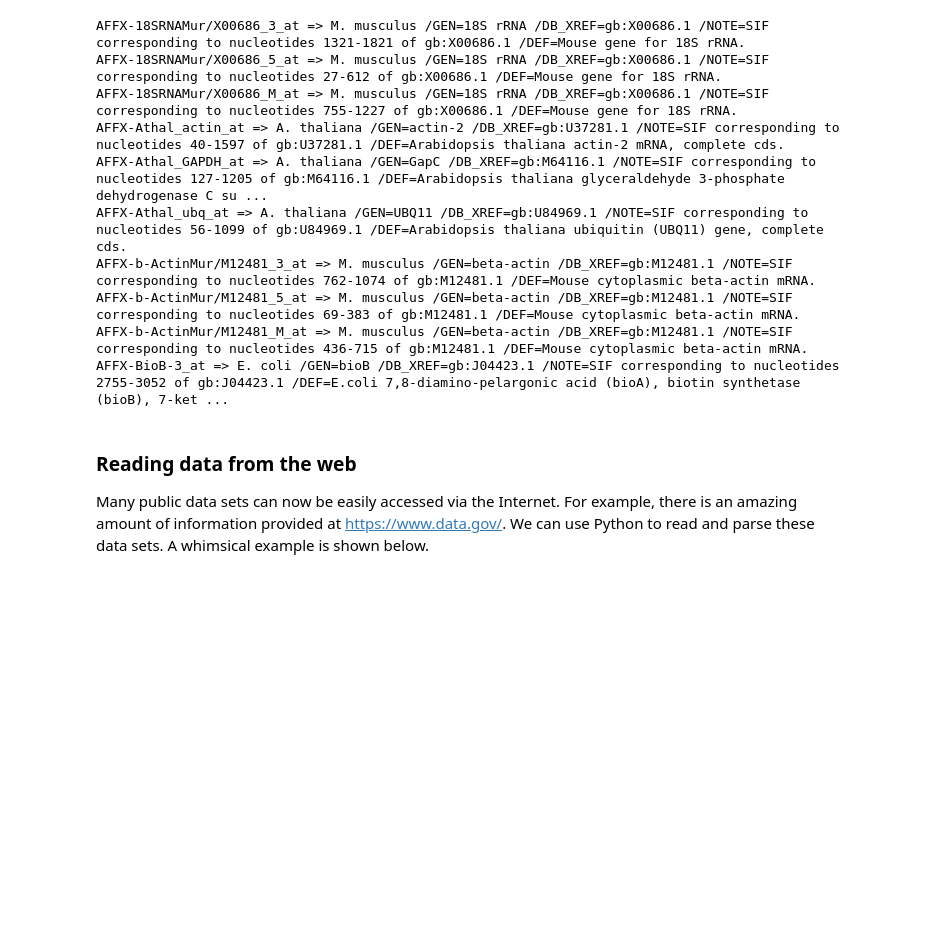
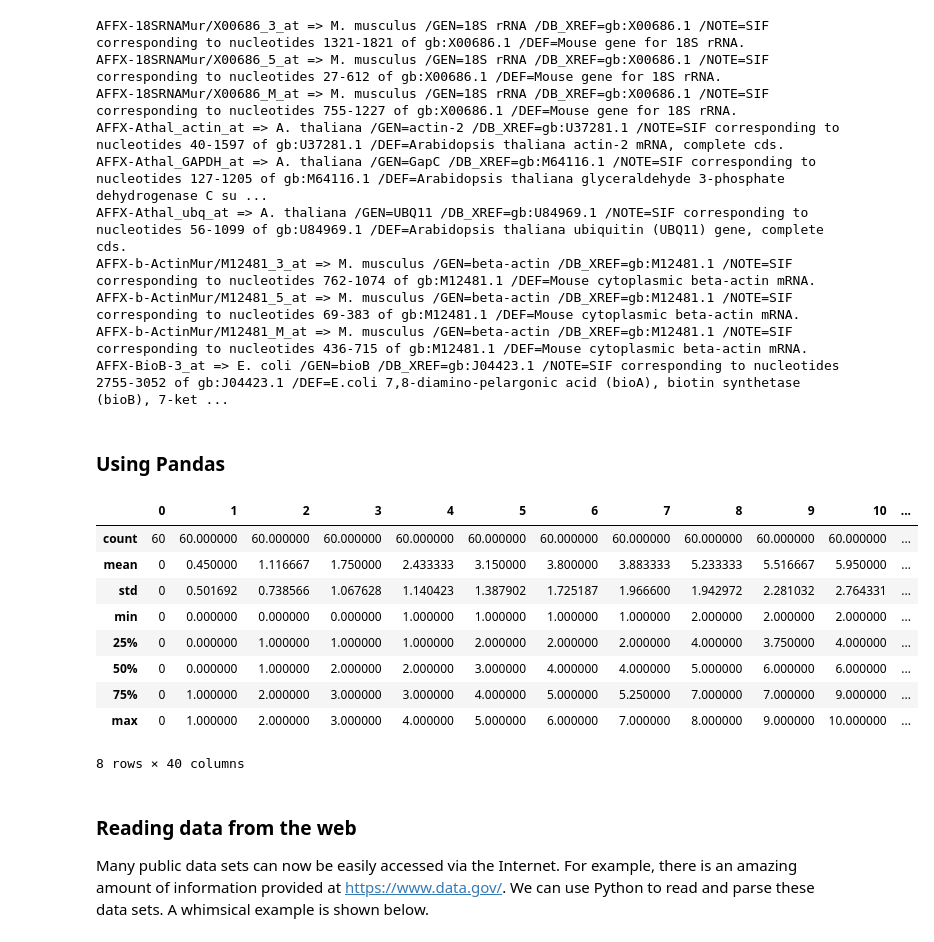
Before and after one commit to cliburn/workshop-swc, a Jupyter notebook: lessons/python/Lesson 3 - Inputs, outputs and modules.ipynb, the cells around one changed output. Cells and saved outputs as stored; diff of their text form; code cells hidden in the pictures; blank space fills up the shorter version.

Commit message:
add notes on use of Pandas

```diff
--- a/lessons/python/Lesson 3 - Inputs, outputs and modules.ipynb
+++ b/lessons/python/Lesson 3 - Inputs, outputs and modules.ipynb
@@ -97,6 +97,32 @@ AFFX-b-ActinMur/M12481_3_at => M. musculus /GEN=beta-actin /DB_XREF=gb:M12481.1
 AFFX-b-ActinMur/M12481_5_at => M. musculus /GEN=beta-actin /DB_XREF=gb:M12481.1 /NOTE=SIF corresponding to nucleotides 69-383 of gb:M12481.1 /DEF=Mouse cytoplasmic beta-actin mRNA.
 AFFX-b-ActinMur/M12481_M_at => M. musculus /GEN=beta-actin /DB_XREF=gb:M12481.1 /NOTE=SIF corresponding to nucleotides 436-715 of gb:M12481.1 /DEF=Mouse cytoplasmic beta-actin mRNA.
 AFFX-BioB-3_at => E. coli /GEN=bioB /DB_XREF=gb:J04423.1 /NOTE=SIF corresponding to nucleotides 2755-3052 of gb:J04423.1 /DEF=E.coli 7,8-diamino-pelargonic acid (bioA), biotin synthetase (bioB), 7-ket ...
+# %% [markdown]
+### Using Pandas
+# %%
+# If your data files have a regular structure (e.g. tabular),
+# it is most conveneint to use the `pandas` (Python data analysis library) module to read them
+# Pandas will read it into a data frame which has many nice methods for subsequent analyiss
+import pandas as pd
+
+# read_csv() expects the first row to consist of column headers
+# so we have to tell it othersiwe wiht header=None if this is not the case
+s_aureus = pd.read_csv('inflammation-01.csv', header=None)
+s_aureus.describe()
+
+# Pandas is a rich module with a lot of functionality that we cannot cover in a bootcamp
+# Pease see documenttion at http://pandas.pydata.org/
+# %% [output]
+|  | 0 | 1 | 2 | 3 | 4 | 5 | 6 | 7 | 8 | 9 | 10 | ... |
+| count | 60 | 60.000000 | 60.000000 | 60.000000 | 60.000000 | 60.000000 | 60.000000 | 60.000000 | 60.000000 | 60.000000 | 60.000000 | ... |
+| mean | 0 | 0.450000 | 1.116667 | 1.750000 | 2.433333 | 3.150000 | 3.800000 | 3.883333 | 5.233333 | 5.516667 | 5.950000 | ... |
+| std | 0 | 0.501692 | 0.738566 | 1.067628 | 1.140423 | 1.387902 | 1.725187 | 1.966600 | 1.942972 | 2.281032 | 2.764331 | ... |
+| min | 0 | 0.000000 | 0.000000 | 0.000000 | 1.000000 | 1.000000 | 1.000000 | 1.000000 | 2.000000 | 2.000000 | 2.000000 | ... |
+| 25% | 0 | 0.000000 | 1.000000 | 1.000000 | 1.000000 | 2.000000 | 2.000000 | 2.000000 | 4.000000 | 3.750000 | 4.000000 | ... |
+| 50% | 0 | 0.000000 | 1.000000 | 2.000000 | 2.000000 | 3.000000 | 4.000000 | 4.000000 | 5.000000 | 6.000000 | 6.000000 | ... |
+| 75% | 0 | 1.000000 | 2.000000 | 3.000000 | 3.000000 | 4.000000 | 5.000000 | 5.250000 | 7.000000 | 7.000000 | 9.000000 | ... |
+| max | 0 | 1.000000 | 2.000000 | 3.000000 | 4.000000 | 5.000000 | 6.000000 | 7.000000 | 8.000000 | 9.000000 | 10.000000 | ... |
+8 rows × 40 columns
 # %% [markdown]
 ### Reading data from the web
 
```
